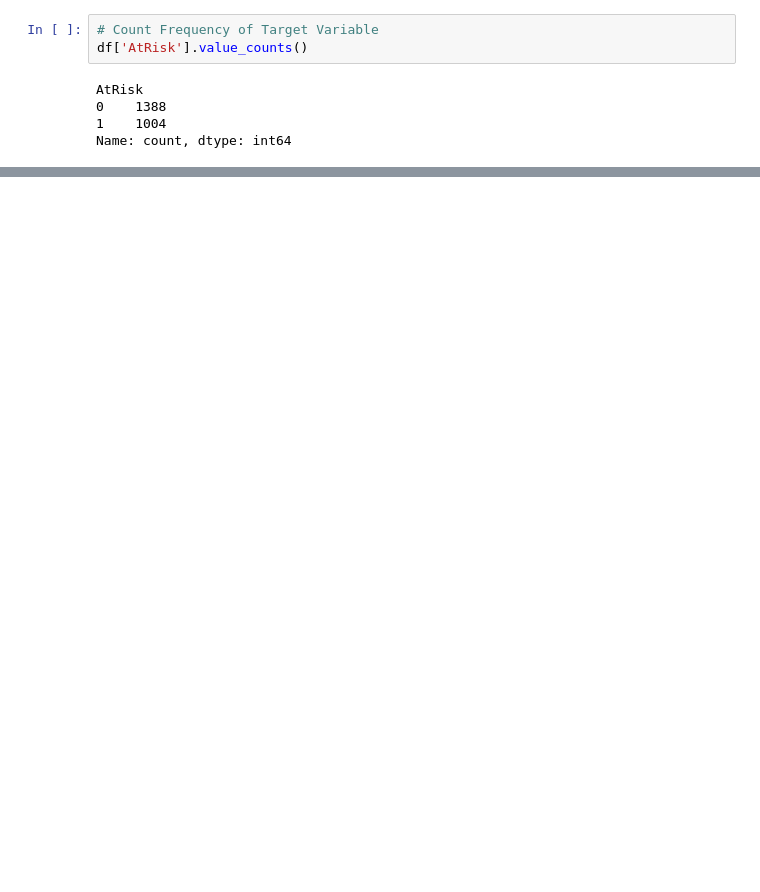
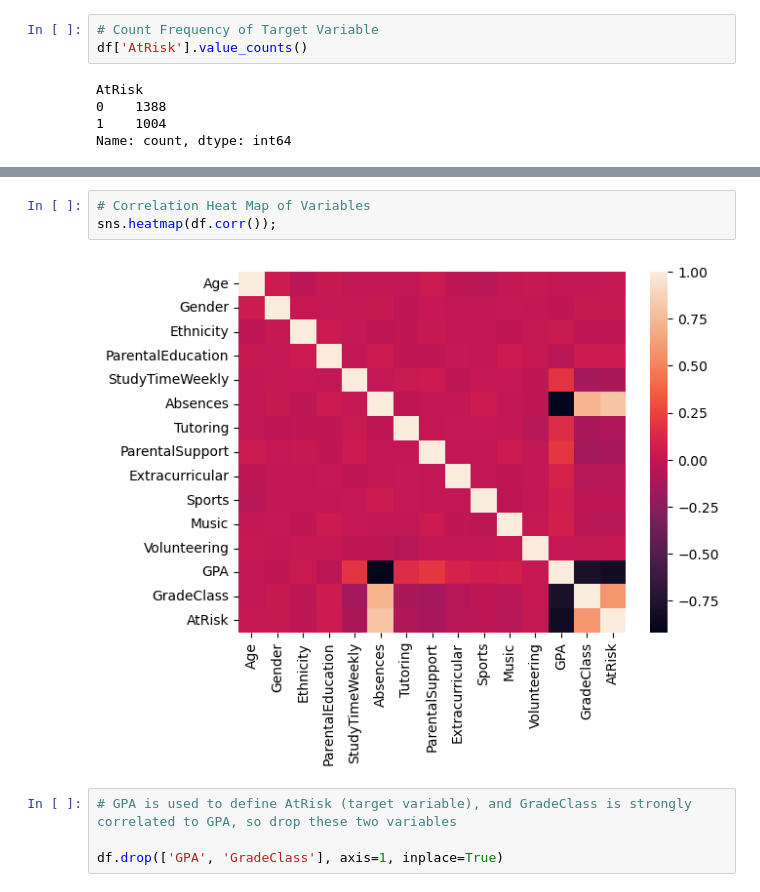
Before and after one commit to kmattingly8/ANA500.v2, a Jupyter notebook: ANA500 Project.ipynb, the cells around one changed output, grey strips where cells are left out. Drawn from its saved outputs; the diff is of its cells as text; blank space fills up the shorter version.

Commit message:
Wk2 Updates to ANA500 Project
EDA: added correlation heat map, VIF, predictor variables relationships to target variable

```diff
--- a/ANA500 Project.ipynb
+++ b/ANA500 Project.ipynb
@@ -322,0 +329,9 @@ df.head()
+# %%
+# Correlation Heat Map of Variables
+sns.heatmap(df.corr());
+# %% [output]
+[figure, added]
+# %%
+# GPA is used to define AtRisk (target variable), and GradeClass is strongly correlated to GPA, so drop these two variables
+
+df.drop(['GPA', 'GradeClass'], axis=1, inplace=True)
```
Also changed, not shown: parts of 23 cells of this notebook.
